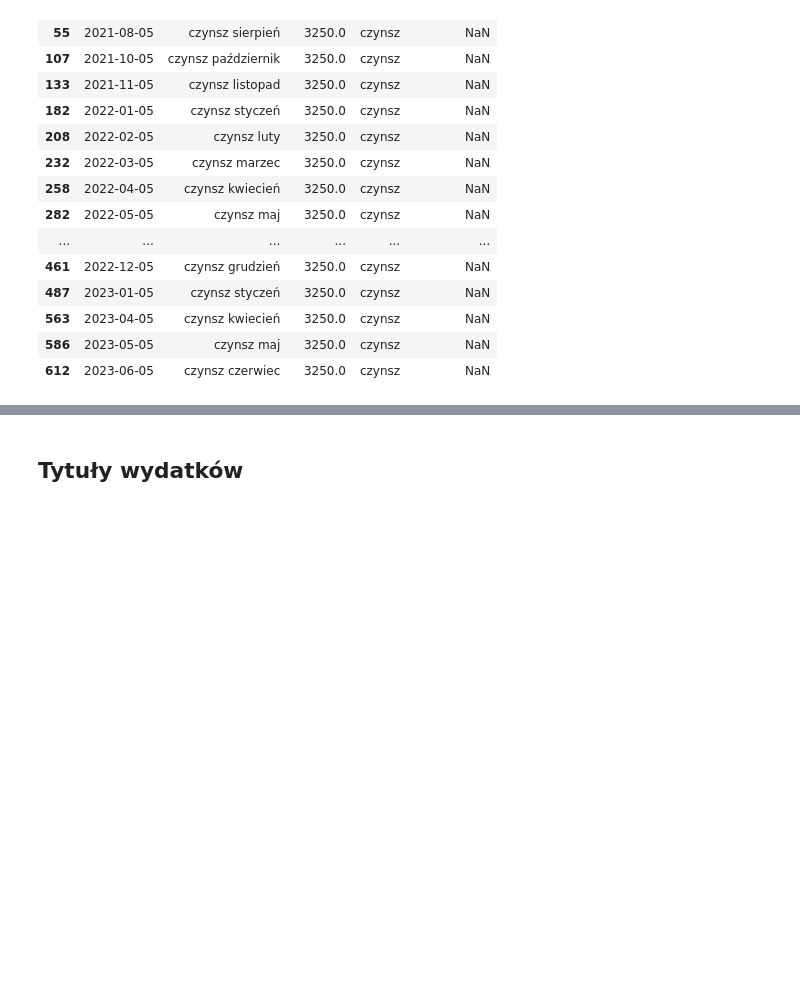
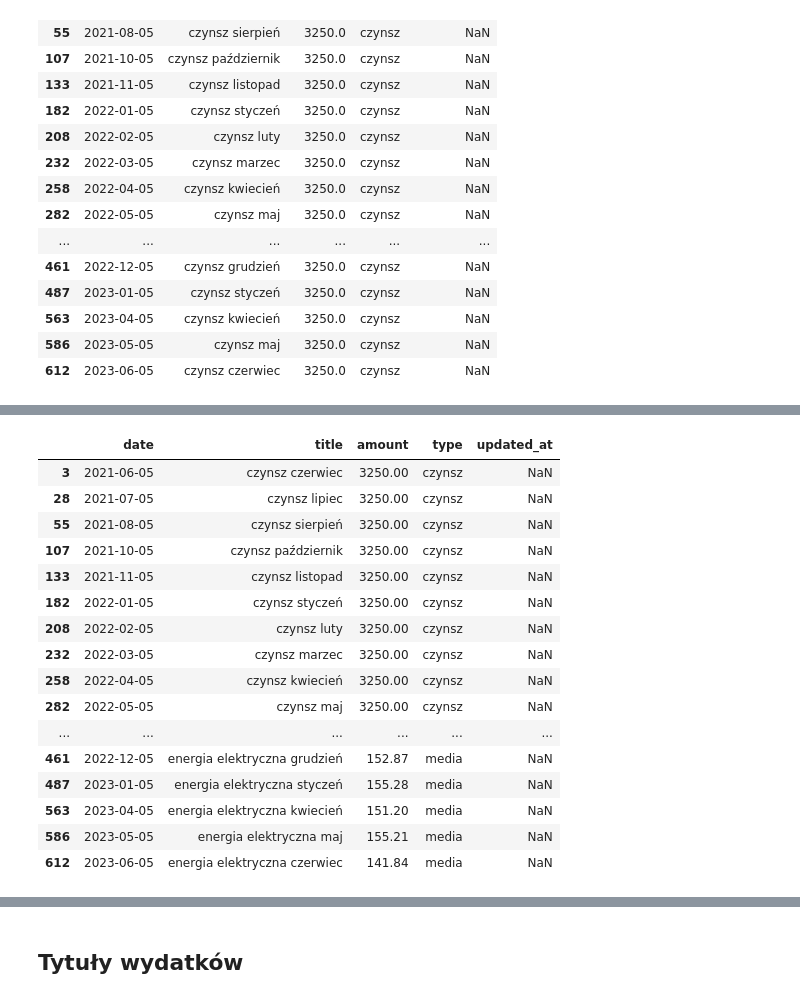
Before and after one commit to o-Mateo-o/geeks-and-dragons-db, a Jupyter notebook: notebooks/attempts/gen.ipynb, the cells around one changed output, grey strips where cells are left out. Drawn from its saved outputs; the diff is of its cells as text; code cells hidden in the pictures; blank space fills up the shorter version.

```diff
--- a/notebooks/attempts/gen.ipynb
+++ b/notebooks/attempts/gen.ipynb
@@ -419,3 +419,14 @@ pd.concat([maintenance_expenses, rent_generator()])
 | 563 | 2023-04-05 | czynsz kwiecień | 3250.0 | czynsz | NaN |
 | 586 | 2023-05-05 | czynsz maj | 3250.0 | czynsz | NaN |
 | 612 | 2023-06-05 | czynsz czerwiec | 3250.0 | czynsz | NaN |
+# %%
+def energy_generator():
+    date_df = prompt_dates.loc[prompt_dates['Data'].dt.day == 5, 'Data']
+    title = date_df.dt.month_name(locale='pl_PL').apply(lambda x: 'energia elektryczna ' + str(x).lower())
+    df = pd.DataFrame({
+        'date': date_df,
+        'title': title,
+        'amount': [max(round(norm.rvs(150,4),2),100) for i in range(date_df.shape[0])],
+        'type': np.full((1, date_df.shape[0]), 'media')[0]
+    })
+    return df
@@ -421,0 +453,20 @@ pd.concat([maintenance_expenses, rent_generator()])
+# %%
+pd.concat([maintenance_expenses, rent_generator(), energy_generator()])
+# %% [output]
+|  | date | title | amount | type | updated_at |
+| 3 | 2021-06-05 | czynsz czerwiec | 3250.00 | czynsz | NaN |
+| 28 | 2021-07-05 | czynsz lipiec | 3250.00 | czynsz | NaN |
+| 55 | 2021-08-05 | czynsz sierpień | 3250.00 | czynsz | NaN |
+| 107 | 2021-10-05 | czynsz październik | 3250.00 | czynsz | NaN |
+| 133 | 2021-11-05 | czynsz listopad | 3250.00 | czynsz | NaN |
+| 182 | 2022-01-05 | czynsz styczeń | 3250.00 | czynsz | NaN |
+| 208 | 2022-02-05 | czynsz luty | 3250.00 | czynsz | NaN |
+| 232 | 2022-03-05 | czynsz marzec | 3250.00 | czynsz | NaN |
+| 258 | 2022-04-05 | czynsz kwiecień | 3250.00 | czynsz | NaN |
+| 282 | 2022-05-05 | czynsz maj | 3250.00 | czynsz | NaN |
+| ... | ... | ... | ... | ... | ... |
+| 461 | 2022-12-05 | energia elektryczna grudzień | 152.87 | media | NaN |
+| 487 | 2023-01-05 | energia elektryczna styczeń | 155.28 | media | NaN |
+| 563 | 2023-04-05 | energia elektryczna kwiecień | 151.20 | media | NaN |
+| 586 | 2023-05-05 | energia elektryczna maj | 155.21 | media | NaN |
+| 612 | 2023-06-05 | energia elektryczna czerwiec | 141.84 | media | NaN |
```
Also changed, not shown: parts of 13 cells of this notebook.
